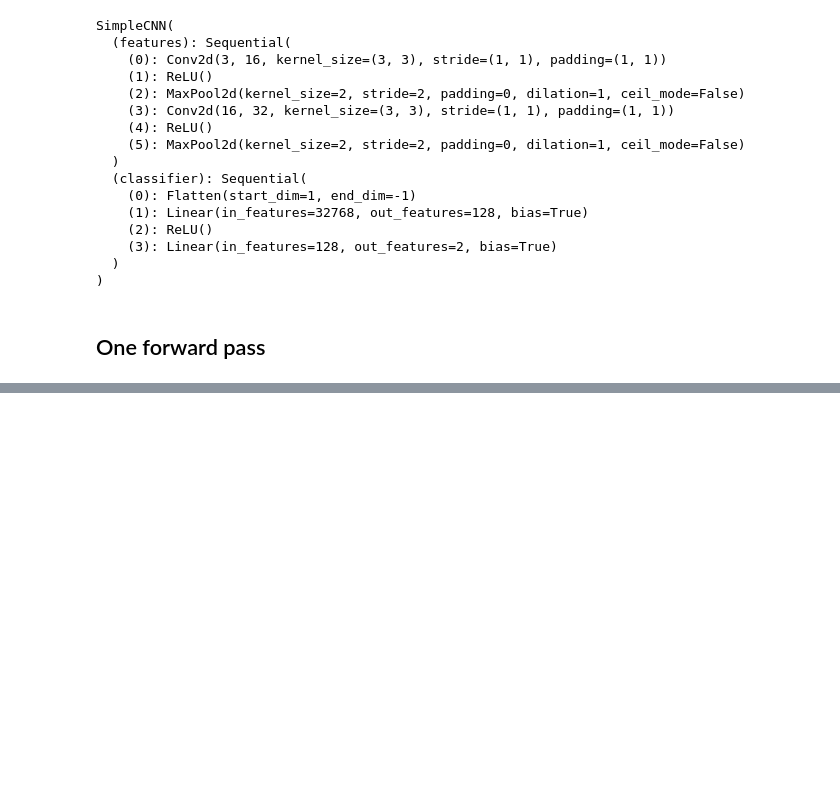
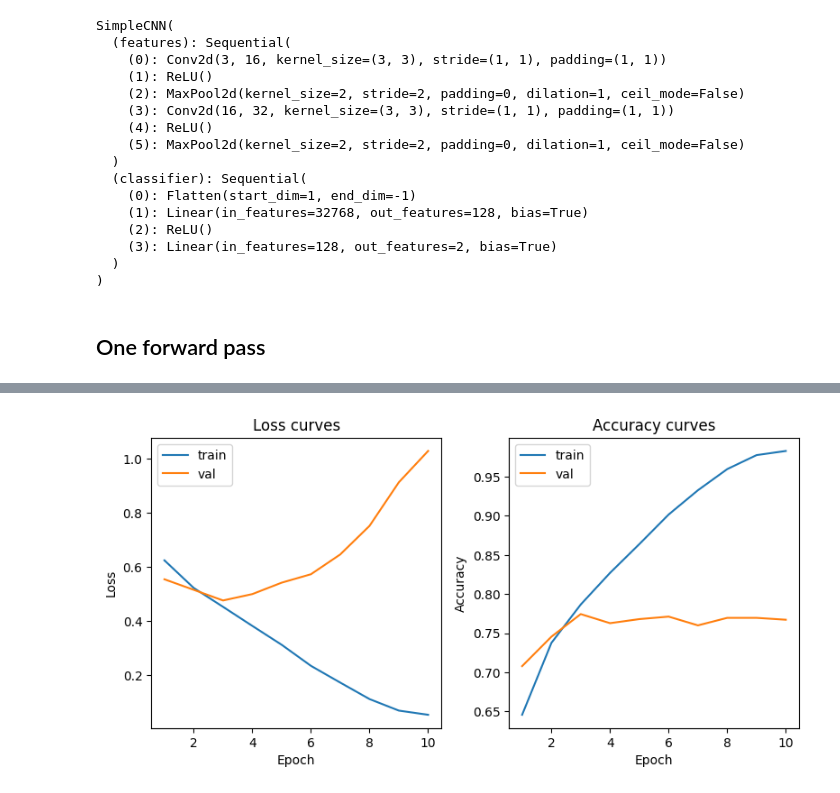
Before and after one commit to aadupuy/cats_vs_dogs, a Jupyter notebook: cats_vs_dogs.ipynb, the cells around one changed output, grey strips where cells are left out. Cells and saved outputs as stored; diff of their text form; code cells hidden in the pictures; blank space fills up the shorter version.

Commit message:
training with data augmentation and dropout + evaluation on test set + transfer learning

```diff
--- a/cats_vs_dogs.ipynb
+++ b/cats_vs_dogs.ipynb
@@ -249,0 +361,11 @@ tensor([[-0.0786,  0.0752],
+# %%
+# Re-instantiate the model to reset weights before training
+model = SimpleCNN().to(device)
+
+# Define loss function and optimizer
+criterion = nn.CrossEntropyLoss()
+optimizer = torch.optim.Adam(model.parameters(), lr=1e-3)
+
+# Train the baseline CNN
+num_epochs = 10
+train_losses, train_accuracies, val_losses, val_accuracies = training_loop(model, train_loader, val_loader, criterion, optimizer, num_epochs)
@@ -249,0 +383,28 @@ tensor([[-0.0786,  0.0752],
+# %%
+# Plot training and validation curves
+epochs = range(1, num_epochs + 1)
+
+fig, axes = plt.subplots(1, 2, figsize=(8, 4))
+
+# Loss
+axes[0].plot(epochs, train_losses, label="train")
+axes[0].plot(epochs, val_losses, label="val")
+axes[0].set_title("Loss curves")
+axes[0].set_xlabel("Epoch")
+axes[0].set_ylabel("Loss")
+axes[0].set_aspect((axes[0].get_xlim()[1] - axes[0].get_xlim()[0]) / (axes[0].get_ylim()[1] - axes[0].get_ylim()[0]))
+axes[0].legend()
+
+# Accuracy
+axes[1].plot(epochs, train_accuracies, label="train")
+axes[1].plot(epochs, val_accuracies, label="val")
+axes[1].set_title("Accuracy curves")
+axes[1].set_xlabel("Epoch")
+axes[1].set_ylabel("Accuracy")
+axes[1].set_aspect((axes[1].get_xlim()[1] - axes[1].get_xlim()[0]) / (axes[1].get_ylim()[1] - axes[1].get_ylim()[0]))
+axes[1].legend()
+
+plt.tight_layout()
+plt.show()
+# %% [output]
+[figure, added]
```
Also changed, not shown: parts of 33 cells of this notebook, 2 other files.
